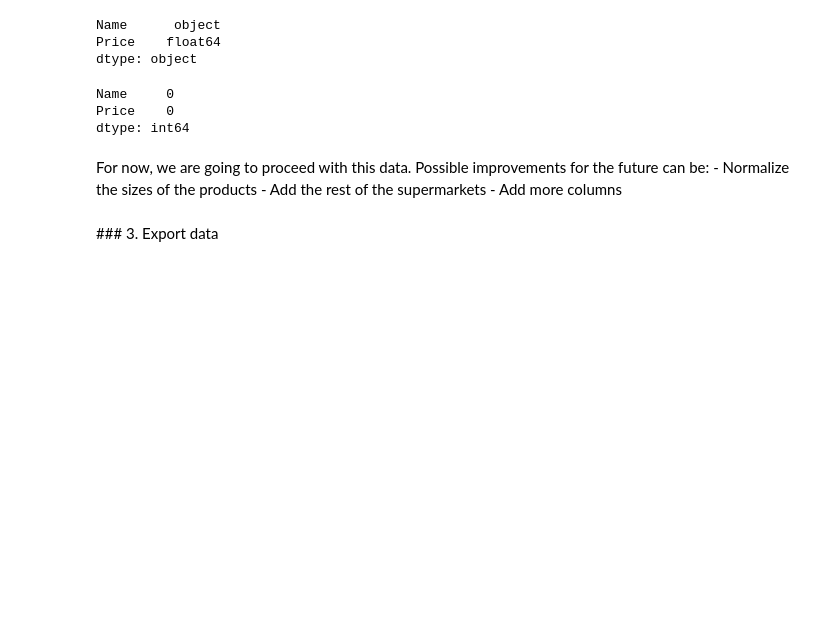
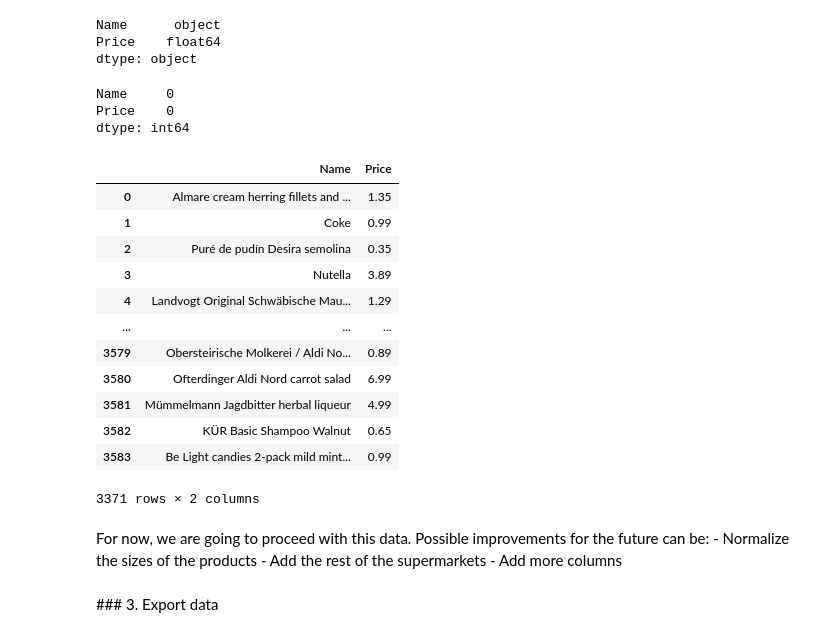
Before and after one commit to pepenunez/final-project, a Jupyter notebook: 02_supermarkets-cleaning.ipynb, the cells around one changed output. Saved outputs shown, nothing was run; the diff lists cells and outputs as text; code cells hidden in the pictures; blank space fills up the shorter version.

```diff
--- a/02_supermarkets-cleaning.ipynb
+++ b/02_supermarkets-cleaning.ipynb
@@ -198,9 +211,3 @@ supermarkets_en['edeka'].head()
-# %%
-supermarkets_en['edeka'].drop(columns=['Supermarket', 'Comparable Price', 'Unit', 'Pack Size'], inplace=True)
-# %%
-# To numeric for each DataFrame
-for market in supermarkets_en:
-    supermarkets_en[market].drop(columns=['Supermarket', 'Comparable Price', 'Unit', 'Pack Size', 'Pack size', 'Comparable price'], inplace=True, errors='ignore')
 # %%
 supermarkets_en['rewe'].head()
 # %% [output]
@@ -222,6 +229,22 @@ supermarkets_en['rewe'].isna().sum()
 Name     0
 Price    0
 dtype: int64
+# %%
+supermarkets_en['aldisouth']
+# %% [output]
+|  | Name | Price |
+| 0 | Almare cream herring fillets and ... | 1.35 |
+| 1 | Coke | 0.99 |
+| 2 | Puré de pudín Desira semolina | 0.35 |
+| 3 | Nutella | 3.89 |
+| 4 | Landvogt Original Schwäbische Mau... | 1.29 |
+| ... | ... | ... |
+| 3579 | Obersteirische Molkerei / Aldi No... | 0.89 |
+| 3580 | Ofterdinger Aldi Nord carrot salad | 6.99 |
+| 3581 | Mümmelmann Jagdbitter herbal liqueur | 4.99 |
+| 3582 | KÜR Basic Shampoo Walnut | 0.65 |
+| 3583 | Be Light candies 2-pack mild mint... | 0.99 |
+3371 rows × 2 columns
 # %% [markdown]
 For now, we are going to proceed with this data. Possible improvements for the future can be:
     - Normalize the sizes of the products
```
Also changed, not shown: parts of 9 cells of this notebook, 13 other files.
